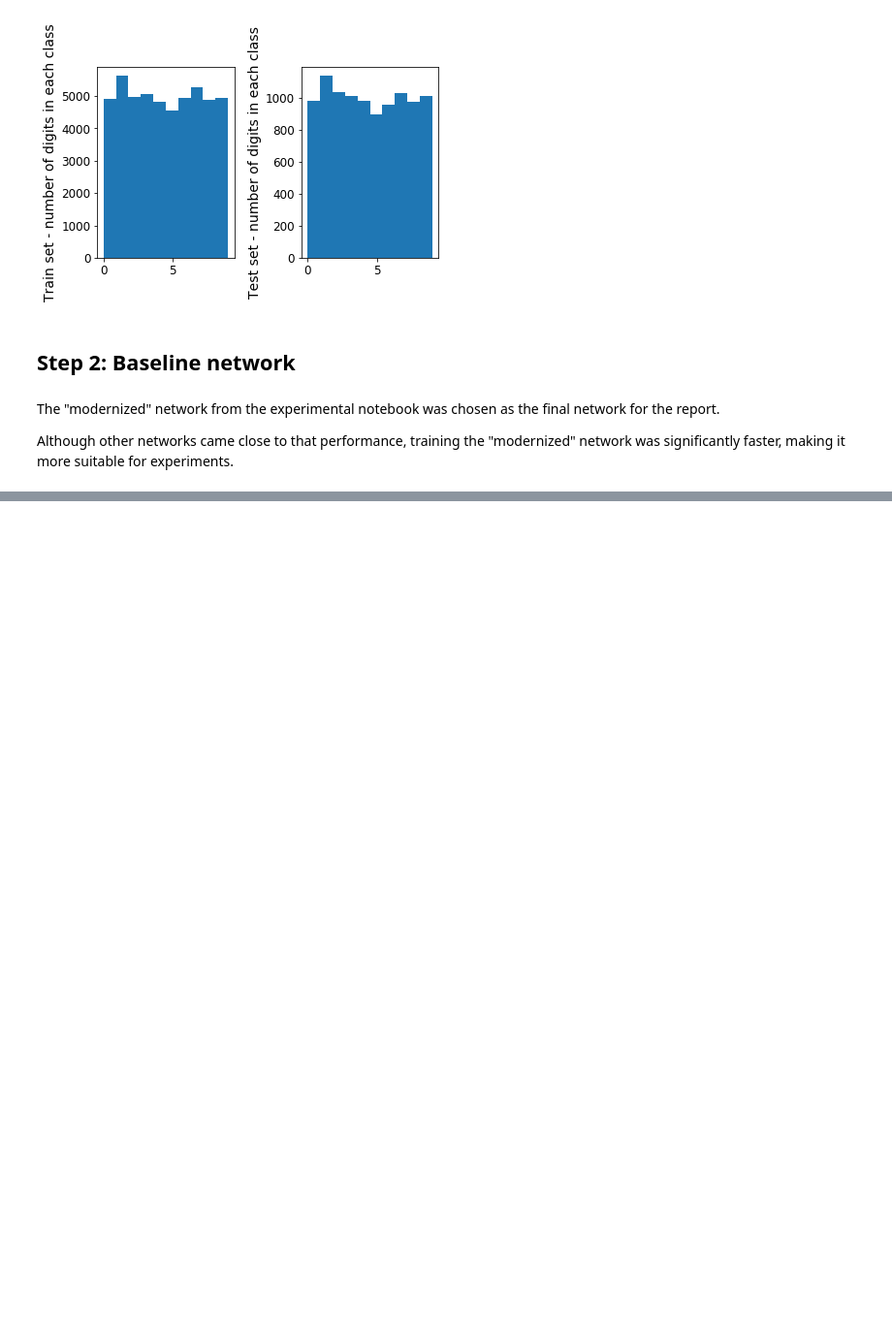
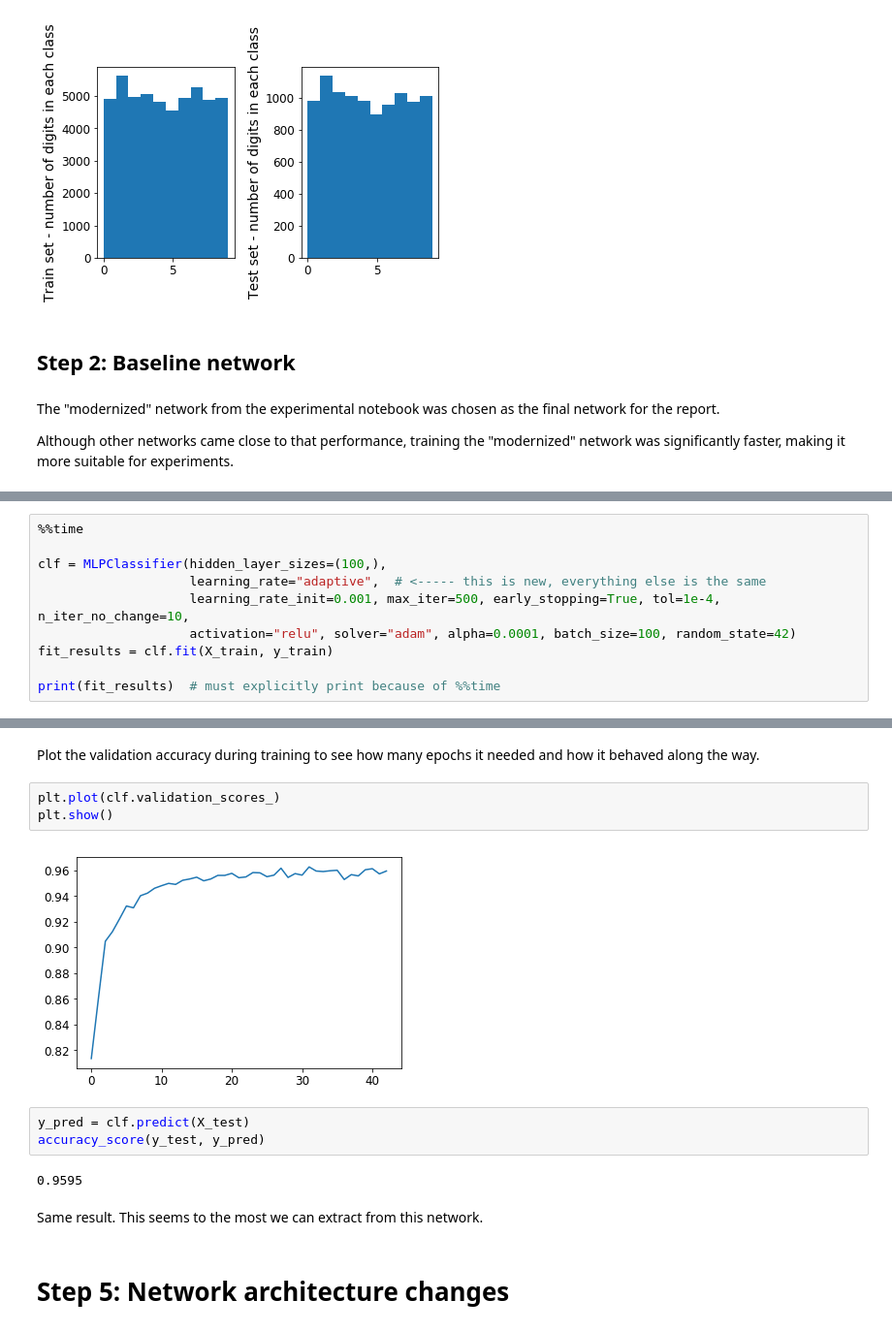
Before and after one commit to fau-masters-collected-works-cgarbin/cap6618-computer-vision, a Jupyter notebook: module4/CAP6618_PP2_cgarbin_final.ipynb, the cells around one changed output, grey strips where cells are left out. Shown at 97% size. Saved outputs shown, nothing was run; the diff lists cells and outputs as text; blank space fills up the shorter version.

```diff
--- a/module4/CAP6618_PP2_cgarbin_final.ipynb
+++ b/module4/CAP6618_PP2_cgarbin_final.ipynb
@@ -128,0 +347,10 @@ accuracy_score(y_test, y_pred)
+# %%
+%%time
+
+clf = MLPClassifier(hidden_layer_sizes=(100,),
+                    learning_rate="adaptive",  # <----- this is new, everything else is the same
+                    learning_rate_init=0.001, max_iter=500, early_stopping=True, tol=1e-4, n_iter_no_change=10,
+                    activation="relu", solver="adam", alpha=0.0001, batch_size=100, random_state=42)
+fit_results = clf.fit(X_train, y_train)
+
+print(fit_results)  # must explicitly print because of %%time
@@ -128,0 +367,16 @@ accuracy_score(y_test, y_pred)
+# %% [markdown]
+Plot the validation accuracy during training to see how many epochs it needed and how it behaved along the way.
+# %%
+plt.plot(clf.validation_scores_)
+plt.show()
+# %% [output]
+[figure, added]
+# %%
+y_pred = clf.predict(X_test)
+accuracy_score(y_test, y_pred)
+# %% [output]
+0.9595
+# %% [markdown]
+Same result. This seems to the most we can extract from this network.
+# %% [markdown]
+# Step 5: Network architecture changes
```
Also changed, not shown: parts of 48 cells of this notebook.
